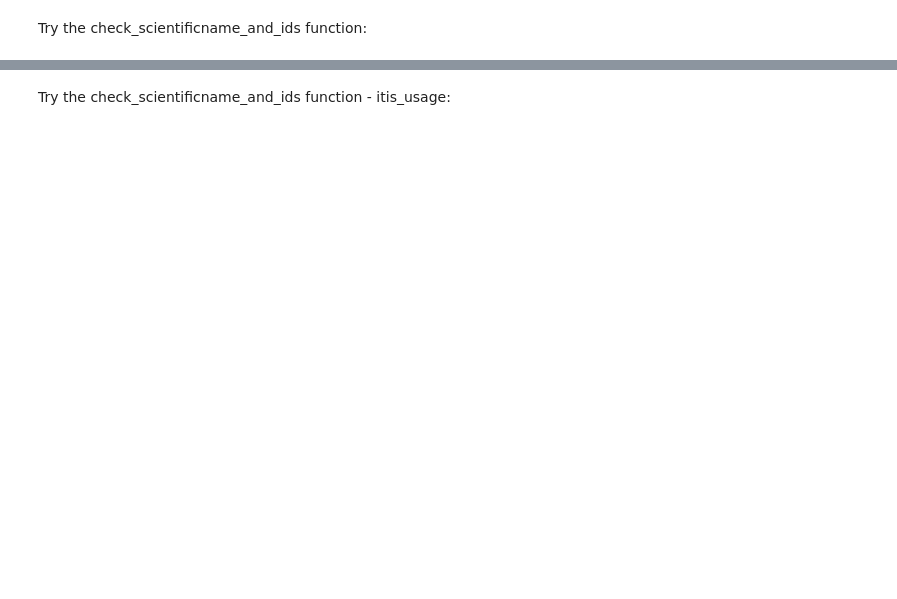
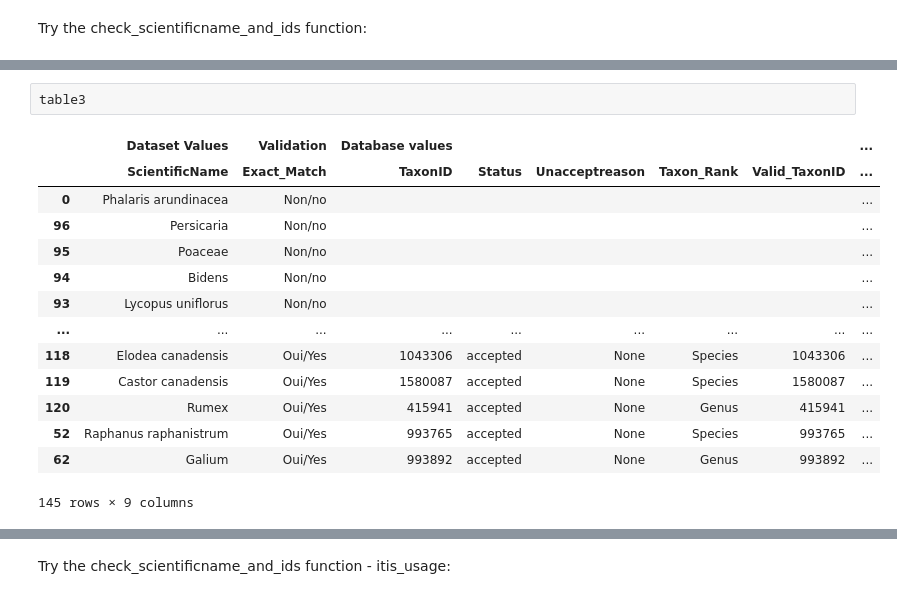
Before and after one commit to cioos-siooc/pyobistools, a Jupyter notebook: notebooks_Pyobis_sprint/notebook sprint - check_scientificname_and_ids.ipynb, the cells around one changed output, grey strips where cells are left out. Drawn from its saved outputs; the diff is of its cells as text; blank space fills up the shorter version.

```diff
--- a/notebooks_Pyobis_sprint/notebook sprint - check_scientificname_and_ids.ipynb
+++ b/notebooks_Pyobis_sprint/notebook sprint - check_scientificname_and_ids.ipynb
@@ -164 +170,18 @@ table3.head(3)
+# %%
+table3
+# %% [output]
+|  | Dataset Values | Validation | Database values |  |  |  |  | ... |
+|  | ScientificName | Exact_Match | TaxonID | Status | Unacceptreason | Taxon_Rank | Valid_TaxonID | ... |
+| 0 | Phalaris arundinacea | Non/no |  |  |  |  |  | ... |
+| 96 | Persicaria | Non/no |  |  |  |  |  | ... |
+| 95 | Poaceae | Non/no |  |  |  |  |  | ... |
+| 94 | Bidens | Non/no |  |  |  |  |  | ... |
+| 93 | Lycopus uniflorus | Non/no |  |  |  |  |  | ... |
+| ... | ... | ... | ... | ... | ... | ... | ... | ... |
+| 118 | Elodea canadensis | Oui/Yes | 1043306 | accepted | None | Species | 1043306 | ... |
+| 119 | Castor canadensis | Oui/Yes | 1580087 | accepted | None | Species | 1580087 | ... |
+| 120 | Rumex | Oui/Yes | 415941 | accepted | None | Genus | 415941 | ... |
+| 52 | Raphanus raphanistrum | Oui/Yes | 993765 | accepted | None | Species | 993765 | ... |
+| 62 | Galium | Oui/Yes | 993892 | accepted | None | Genus | 993892 | ... |
+145 rows × 9 columns
 # %%
```
Also changed, not shown: parts of 7 cells of this notebook, 1 other file.
